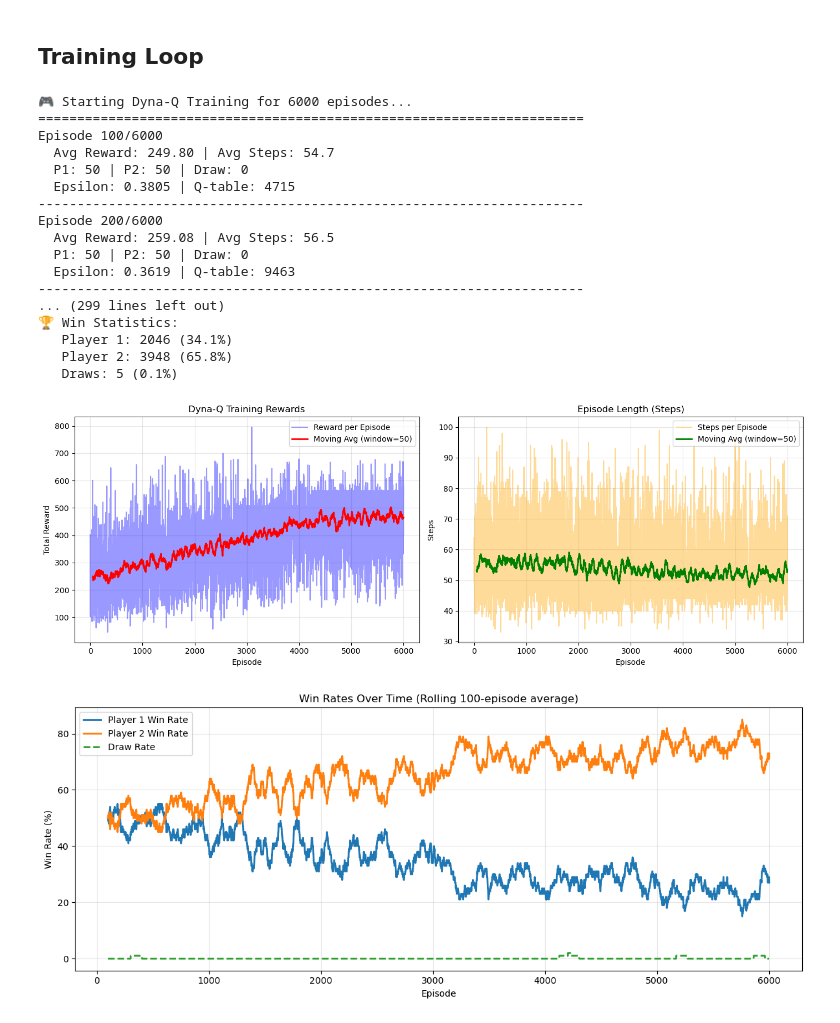
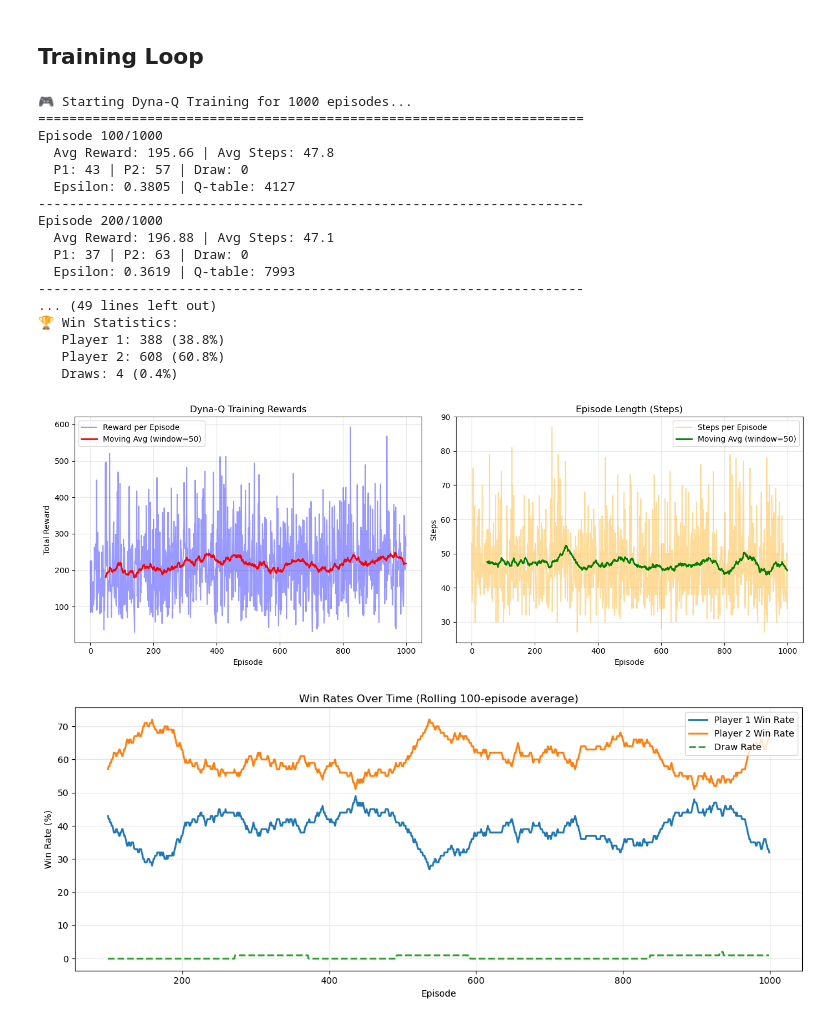
Before and after one commit to machiwao/CCRNFLRL_Integer_Damath, a Jupyter notebook: Damath.ipynb, the cells around one changed output. Cells and saved outputs as stored; diff of their text form; code cells hidden in the pictures.

```diff
--- a/Damath.ipynb
+++ b/Damath.ipynb
@@ -982,15 +2161,15 @@ def plot_training_results(results, episodes, window=50):
 
 
 # Initialize environment and agent
-env = DamathEnvironment(device='cpu')
+env = DamathEnvironment(device='cuda')
 agent = DynaQAgent(planning_steps=50)
 agent.EMPTY_SQUARE = env.EMPTY_SQUARE
 
 # Train the agent
-results = train_dyna_q_agent(env, agent, episodes=6000, MAX_STEPS=100, verbose_interval=100)
+results = train_dyna_q_agent(env, agent, episodes=1000, MAX_STEPS=100, verbose_interval=100)
 
 # Plot results
-plot_training_results(results, episodes=6000, window=50)
+plot_training_results(results, episodes=1000, window=50)
 
 # Demo game with trained agent
 print("\n🎮 Demo Game with Trained Agent:")
@@ -1003,48 +2182,48 @@ done = False
 step_count = 0
 
 while not done and step_count < 50:
     step_count += 1
     current_state_hash = agent._state_to_hashable(state)
     valid_actions = env.get_all_valid_actions()
     action = agent.choose_action(current_state_hash, valid_actions)
 
     if not action:
         break
 
     (from_r, from_c), (to_r, to_c), op_symbol, captured, promoted = action
     print(f"\nStep {step_count} | Player {1 if env.current_player == 1 else 2}:")
     print(f"   From ({from_r},{from_c}) → To ({to_r},{to_c})")
 
     moving_player = env.current_player
     state, reward, done = env.step(action)
 
     print(f"   Reward: {reward} | Score: {env.scores[moving_player]}")
     env.render_board()
 
 if done:
     winner, final_scores = env.determine_winner()
     print(f"\n🎉 Winner: Player {1 if winner == 1 else 2 if winner == -1 else 'Draw'}")
     print(f"📊 Final: P1={final_scores[1]}, P2={final_scores[-1]}")
 # %% [output]
-🎮 Starting Dyna-Q Training for 6000 episodes...
+🎮 Starting Dyna-Q Training for 1000 episodes...
 ======================================================================
-Episode 100/6000
-  Avg Reward: 249.80 | Avg Steps: 54.7
-  P1: 50 | P2: 50 | Draw: 0
-  Epsilon: 0.3805 | Q-table: 4715
+Episode 100/1000
+  Avg Reward: 195.66 | Avg Steps: 47.8
+  P1: 43 | P2: 57 | Draw: 0
+  Epsilon: 0.3805 | Q-table: 4127
 ----------------------------------------------------------------------
-Episode 200/6000
-  Avg Reward: 259.08 | Avg Steps: 56.5
-  P1: 50 | P2: 50 | Draw: 0
-  Epsilon: 0.3619 | Q-table: 9463
+Episode 200/1000
+  Avg Reward: 196.88 | Avg Steps: 47.1
+  P1: 37 | P2: 63 | Draw: 0
+  Epsilon: 0.3619 | Q-table: 7993
 ----------------------------------------------------------------------
-... (299 lines left out)
+... (49 lines left out)
 🏆 Win Statistics:
-   Player 1: 2046 (34.1%)
-   Player 2: 3948 (65.8%)
-   Draws: 5 (0.1%)
+   Player 1: 388 (38.8%)
+   Player 2: 608 (60.8%)
+   Draws: 4 (0.4%)
-[figure, old version]
+[figure, new version]
-[figure, old version]
+[figure, new version]
 🎮 Demo Game with Trained Agent:
 
 +02🔵   #   -05🔵   #   +08🔵   #   -11🔵   #
```
Also changed, not shown: parts of 2 cells of this notebook.
